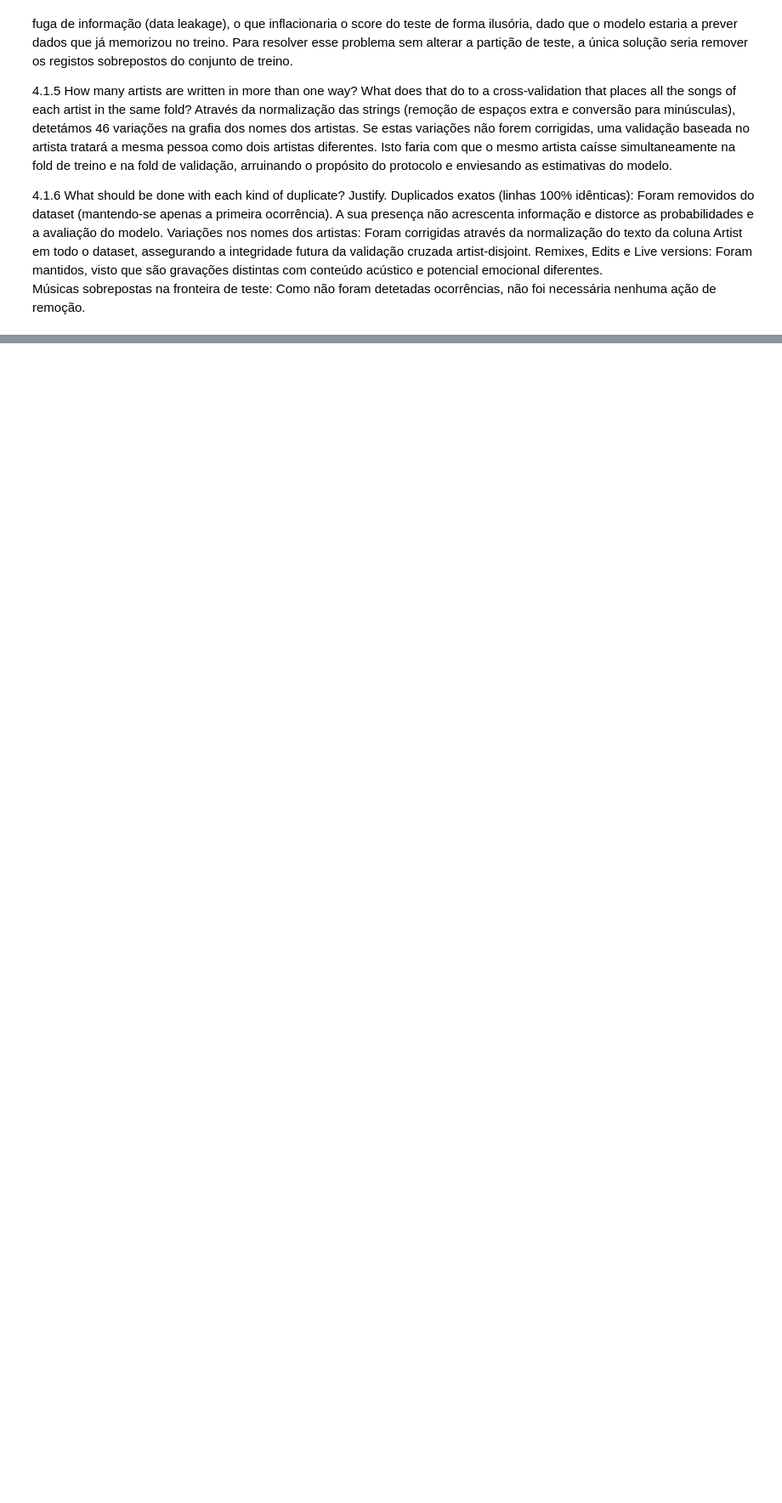
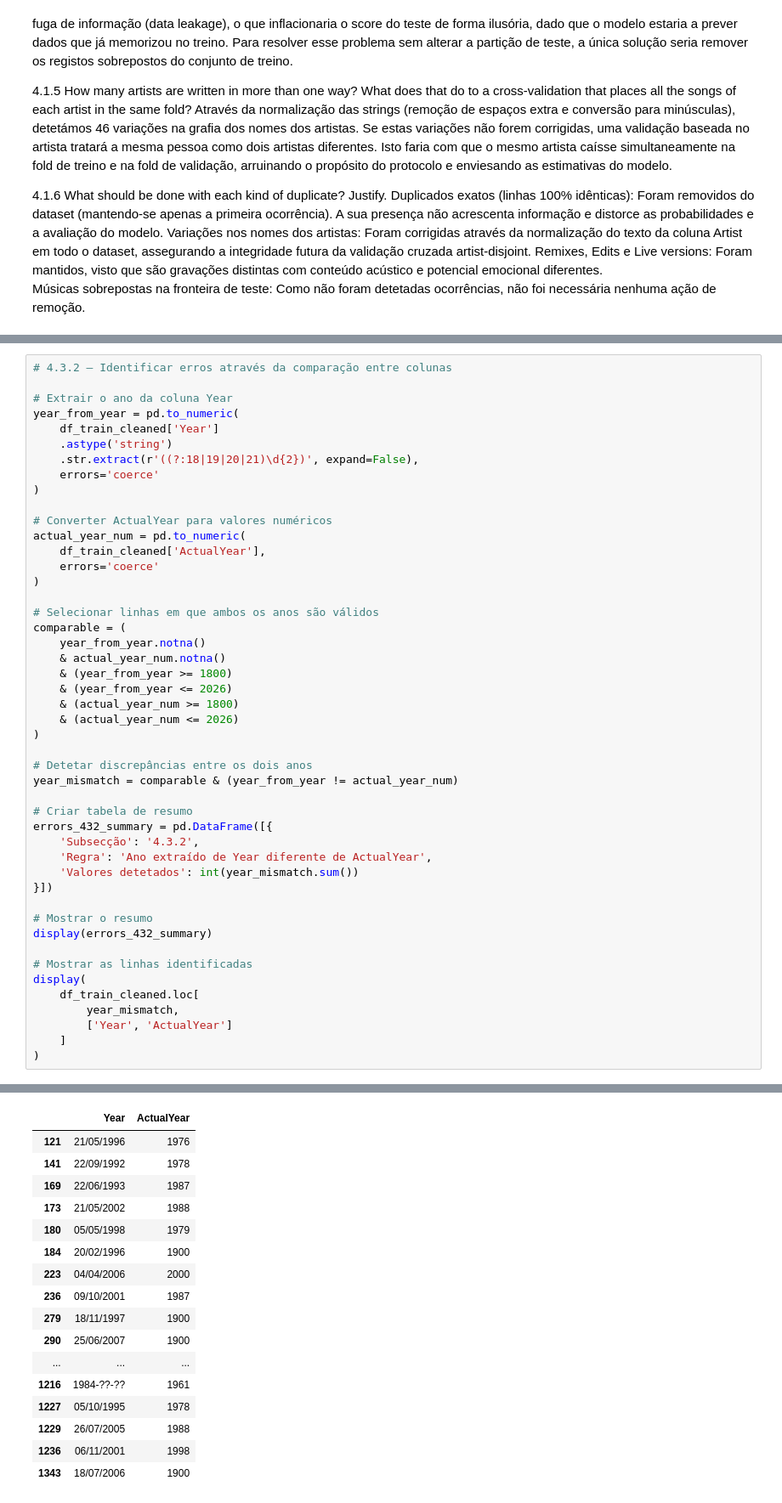
Before and after one commit to tdamiaon/ECAC-Projeto, a Jupyter notebook: a.ipynb, the cells around one changed output, grey strips where cells are left out. Shown at 85% size. Saved outputs shown, nothing was run; the diff lists cells and outputs as text; blank space fills up the shorter version.

```diff
--- a/a.ipynb
+++ b/a.ipynb
@@ -216,0 +266,48 @@ Músicas sobrepostas na fronteira de teste: Como não foram detetadas ocorrênci
+# %%
+# 4.3.2 — Identificar erros através da comparação entre colunas
+
+# Extrair o ano da coluna Year
+year_from_year = pd.to_numeric(
+    df_train_cleaned['Year']
+    .astype('string')
+    .str.extract(r'((?:18|19|20|21)\d{2})', expand=False),
+    errors='coerce'
+)
+
+# Converter ActualYear para valores numéricos
+actual_year_num = pd.to_numeric(
+    df_train_cleaned['ActualYear'],
+    errors='coerce'
+)
+
+# Selecionar linhas em que ambos os anos são válidos
+comparable = (
+    year_from_year.notna()
+    & actual_year_num.notna()
+    & (year_from_year >= 1800)
+    & (year_from_year <= 2026)
+    & (actual_year_num >= 1800)
+    & (actual_year_num <= 2026)
+)
+
+# Detetar discrepâncias entre os dois anos
+year_mismatch = comparable & (year_from_year != actual_year_num)
+
+# Criar tabela de resumo
+errors_432_summary = pd.DataFrame([{
+    'Subsecção': '4.3.2',
+    'Regra': 'Ano extraído de Year diferente de ActualYear',
+    'Valores detetados': int(year_mismatch.sum())
+}])
+
+# Mostrar o resumo
+display(errors_432_summary)
+
+# Mostrar as linhas identificadas
+display(
+    df_train_cleaned.loc[
+        year_mismatch,
+        ['Year', 'ActualYear']
+    ]
+)
+# %% [output]
@@ -216,0 +316,17 @@ Músicas sobrepostas na fronteira de teste: Como não foram detetadas ocorrênci
+|  | Year | ActualYear |
+| 121 | 21/05/1996 | 1976 |
+| 141 | 22/09/1992 | 1978 |
+| 169 | 22/06/1993 | 1987 |
+| 173 | 21/05/2002 | 1988 |
+| 180 | 05/05/1998 | 1979 |
+| 184 | 20/02/1996 | 1900 |
+| 223 | 04/04/2006 | 2000 |
+| 236 | 09/10/2001 | 1987 |
+| 279 | 18/11/1997 | 1900 |
+| 290 | 25/06/2007 | 1900 |
+| ... | ... | ... |
+| 1216 | 1984-??-?? | 1961 |
+| 1227 | 05/10/1995 | 1978 |
+| 1229 | 26/07/2005 | 1988 |
+| 1236 | 06/11/2001 | 1998 |
+| 1343 | 18/07/2006 | 1900 |
```
Also changed, not shown: parts of 5 cells of this notebook.
